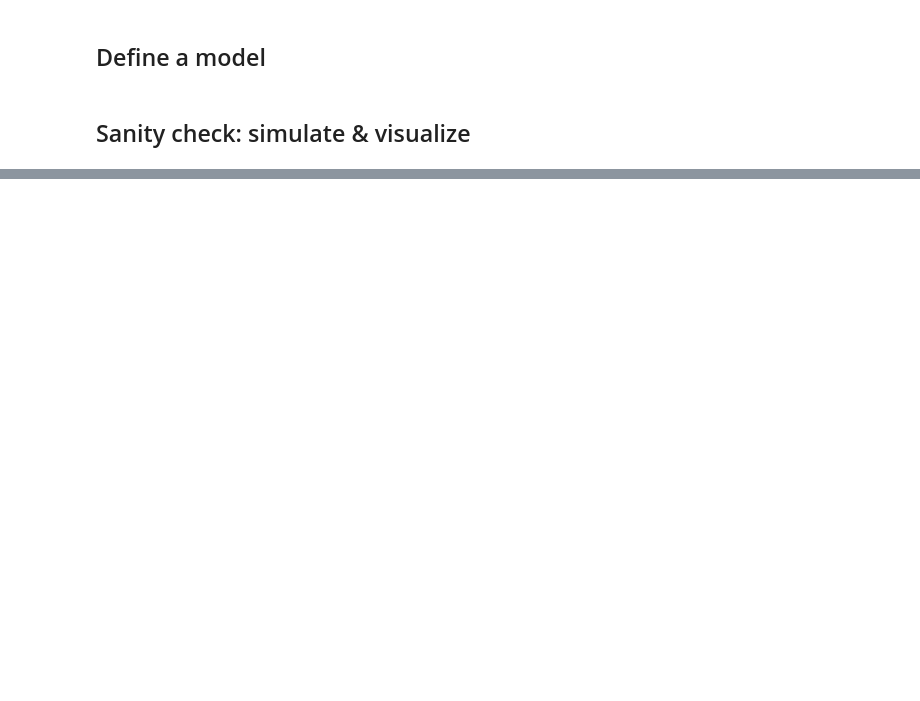
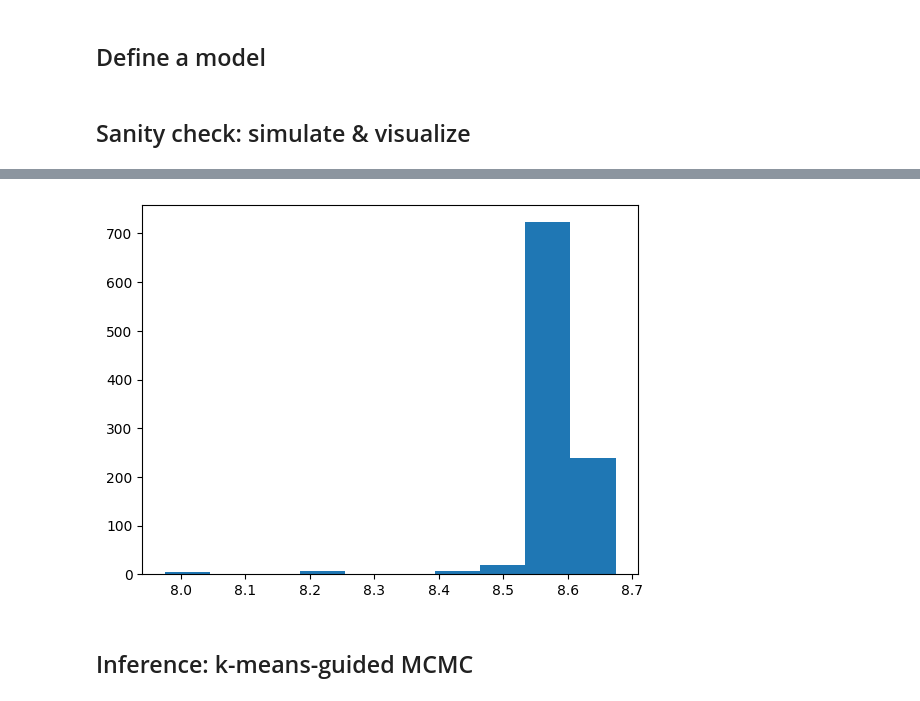
Before and after one commit to gitter-lab/ssps, a Jupyter notebook: julia-project/mcmc-experiment-2.ipynb, the cells around one changed output, grey strips where cells are left out. Cells and saved outputs as stored; diff of their text form; code cells hidden in the pictures; blank space fills up the shorter version.

```diff
--- a/julia-project/mcmc-experiment-2.ipynb
+++ b/julia-project/mcmc-experiment-2.ipynb
@@ -191,0 +166,9 @@ generate()
+# %%
+function smarter_mcmc_sample(tr, n_clusters, n_data)
+
+    tr, _ = Gen.mh(tr, cluster_mean_proposal, (n_clusters,))
+    tr, _ = Gen.mh(tr, cluster_spread_proposal, (n_clusters,))
+    tr = cluster_assignment_gibbs_update(tr, n_clusters, n_data)
+
+    return tr
+end
@@ -191,0 +239,2 @@ generate()
+# %%
+means, spreads, assignments = smarter_mcmc_inference(tr, 1000, 4, length(zs), 100, 10)
@@ -191,0 +246,7 @@ generate()
+# %%
+hist(means[:,4])
+show()
+# %% [output]
+[figure, added]
+# %% [markdown]
+## Inference: k-means-guided MCMC
```
Also changed, not shown: parts of 21 cells of this notebook, 1 other file.
